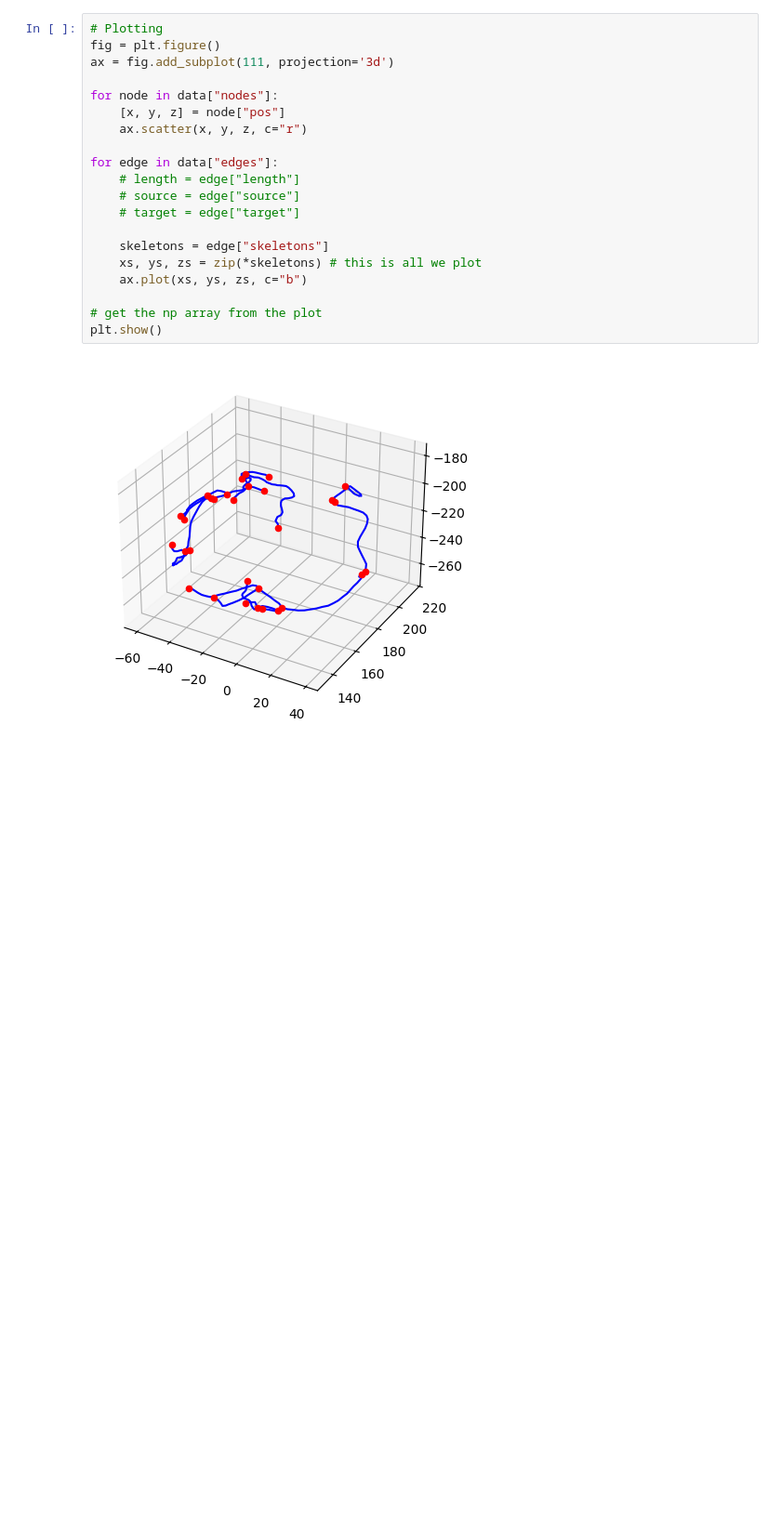
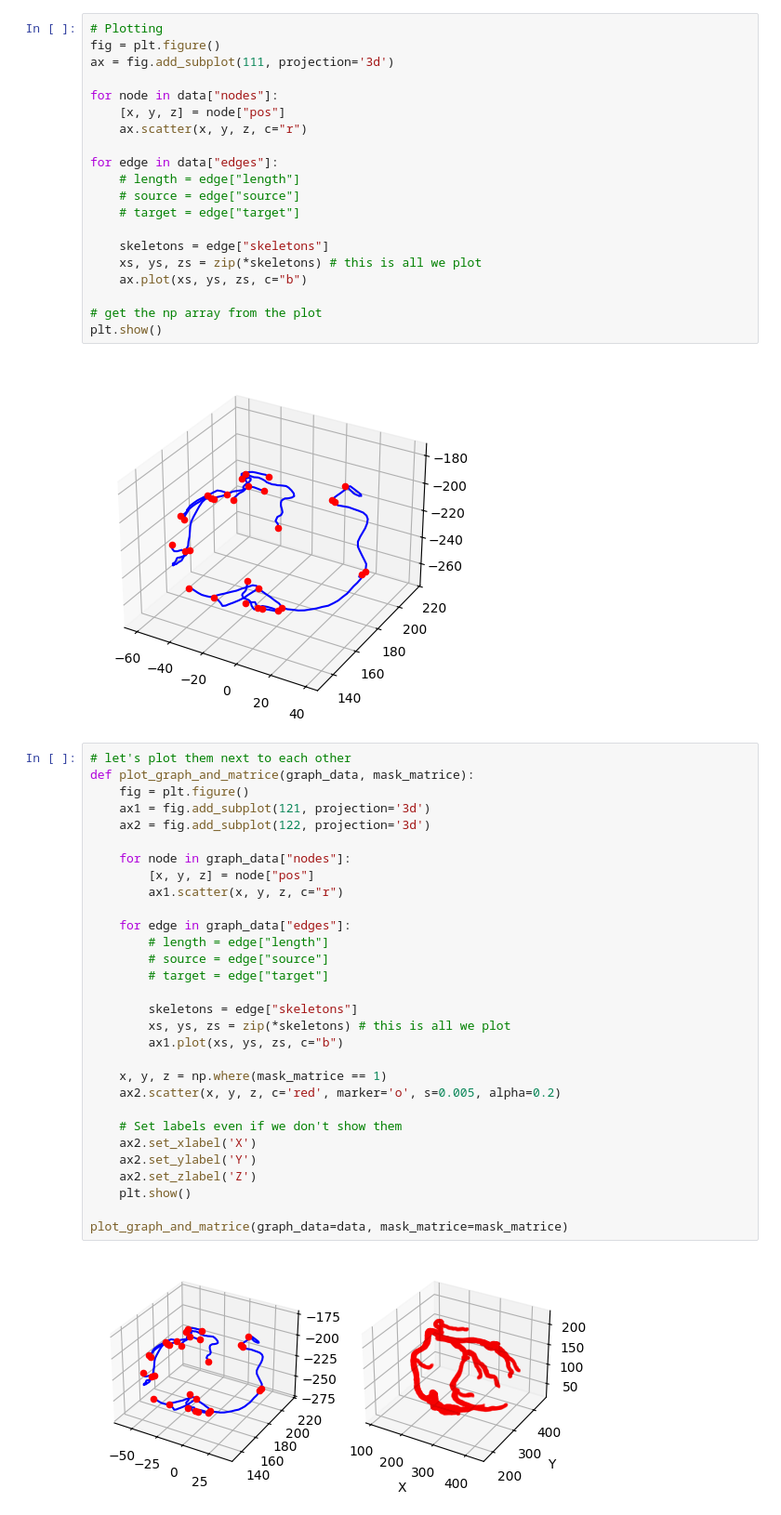
Before and after one commit to philippweinmann/mip_local_unet, a Jupyter notebook: label_graph_viz.ipynb, the cells around one changed output. Shown at 93% size. Drawn from its saved outputs; the diff is of its cells as text; blank space fills up the shorter version.

Commit message:
got the orientation figured out

```diff
--- a/label_graph_viz.ipynb
+++ b/label_graph_viz.ipynb
@@ -66,3 +66,35 @@ for edge in data["edges"]:
 plt.show()
 # %% [output]
 [figure]
+# %%
+# let's plot them next to each other
+def plot_graph_and_matrice(graph_data, mask_matrice):
+    fig = plt.figure()
+    ax1 = fig.add_subplot(121, projection='3d')
+    ax2 = fig.add_subplot(122, projection='3d')
+
+    for node in graph_data["nodes"]:
+        [x, y, z] = node["pos"]
+        ax1.scatter(x, y, z, c="r")
+
+    for edge in graph_data["edges"]:
+        # length = edge["length"]
+        # source = edge["source"]
+        # target = edge["target"]
+
+        skeletons = edge["skeletons"]
+        xs, ys, zs = zip(*skeletons) # this is all we plot
+        ax1.plot(xs, ys, zs, c="b")
+
+    x, y, z = np.where(mask_matrice == 1)
+    ax2.scatter(x, y, z, c='red', marker='o', s=0.005, alpha=0.2)
+
+    # Set labels even if we don't show them
+    ax2.set_xlabel('X')
+    ax2.set_ylabel('Y')
+    ax2.set_zlabel('Z')
+    plt.show()
+
+plot_graph_and_matrice(graph_data=data, mask_matrice=mask_matrice)
+# %% [output]
+[figure, added]
```
Also changed, not shown: parts of 4 cells of this notebook.
